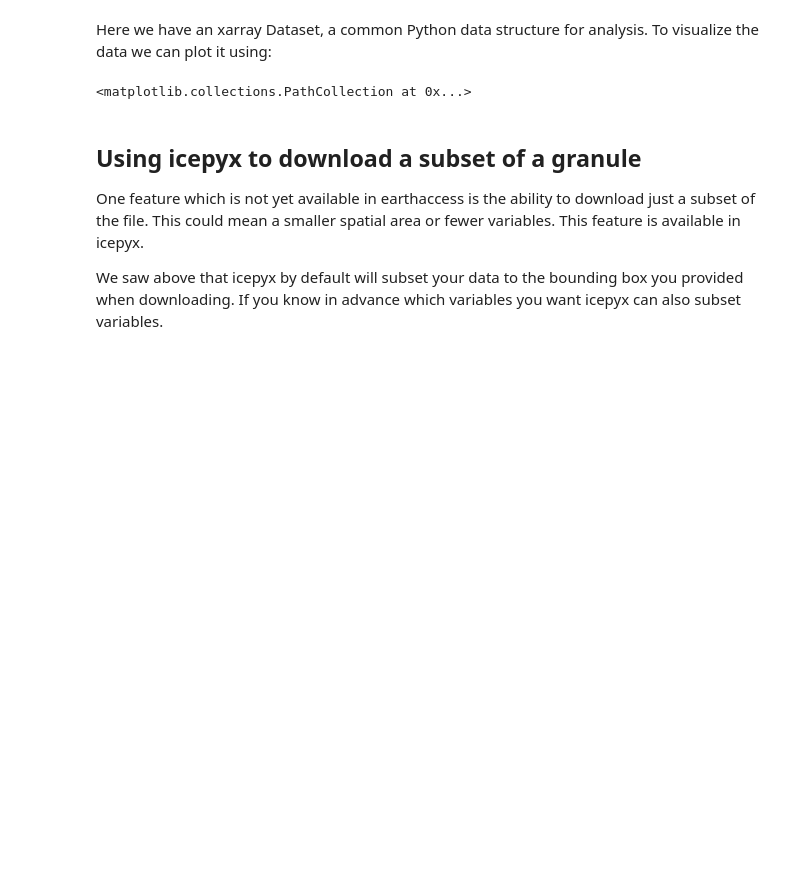
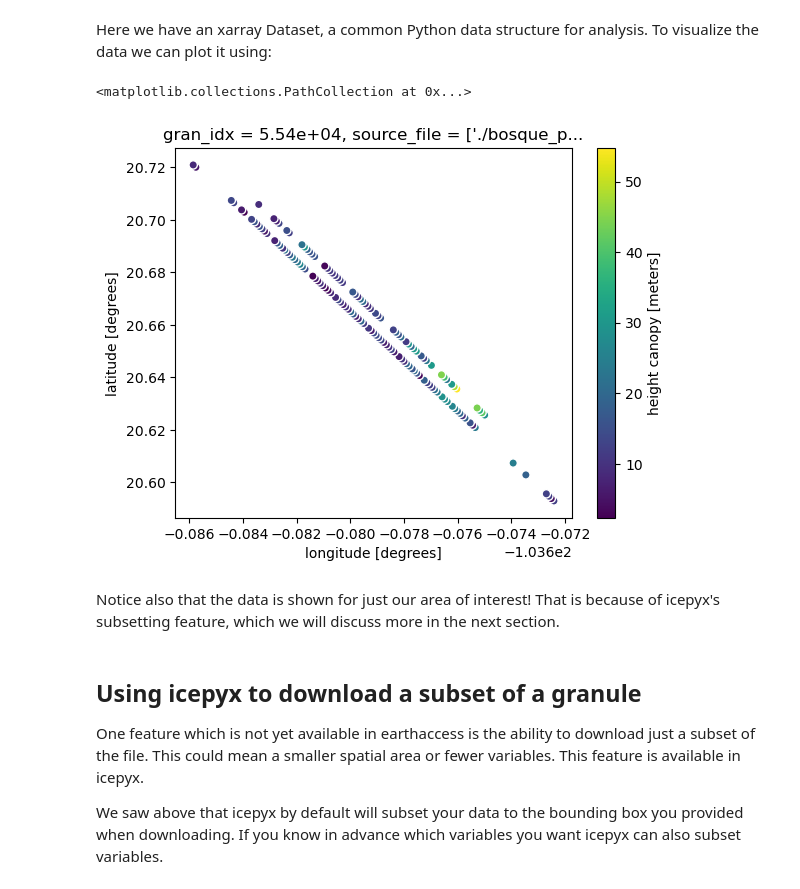
Before and after one commit to NASA-Openscapes/2023-ssc, a Jupyter notebook: tutorials/data-access/icepyx.ipynb, the cells around one changed output. Cells and saved outputs as stored; diff of their text form; code cells hidden in the pictures; blank space fills up the shorter version.

```diff
--- a/tutorials/data-access/icepyx.ipynb
+++ b/tutorials/data-access/icepyx.ipynb
@@ -174,9 +201,12 @@ Attributes:
 # %% [markdown]
 Here we have an xarray Dataset, a common Python data structure for analysis. To visualize the data we can plot it using:
 # %%
-ds.plot.scatter(ax=ax, x="longitude", y="latitude", hue="h_canopy")
+ds.plot.scatter(x="longitude", y="latitude", hue="h_canopy")
 # %% [output]
 <matplotlib.collections.PathCollection at 0x...>
+[figure, added]
+# %% [markdown]
+Notice also that the data is shown for just our area of interest! That is because of icepyx's subsetting feature, which we will discuss more in the next section.
 # %% [markdown]
 ## Using icepyx to download a subset of a granule
 
```
Also changed, not shown: parts of 46 cells of this notebook, 2 other files.
